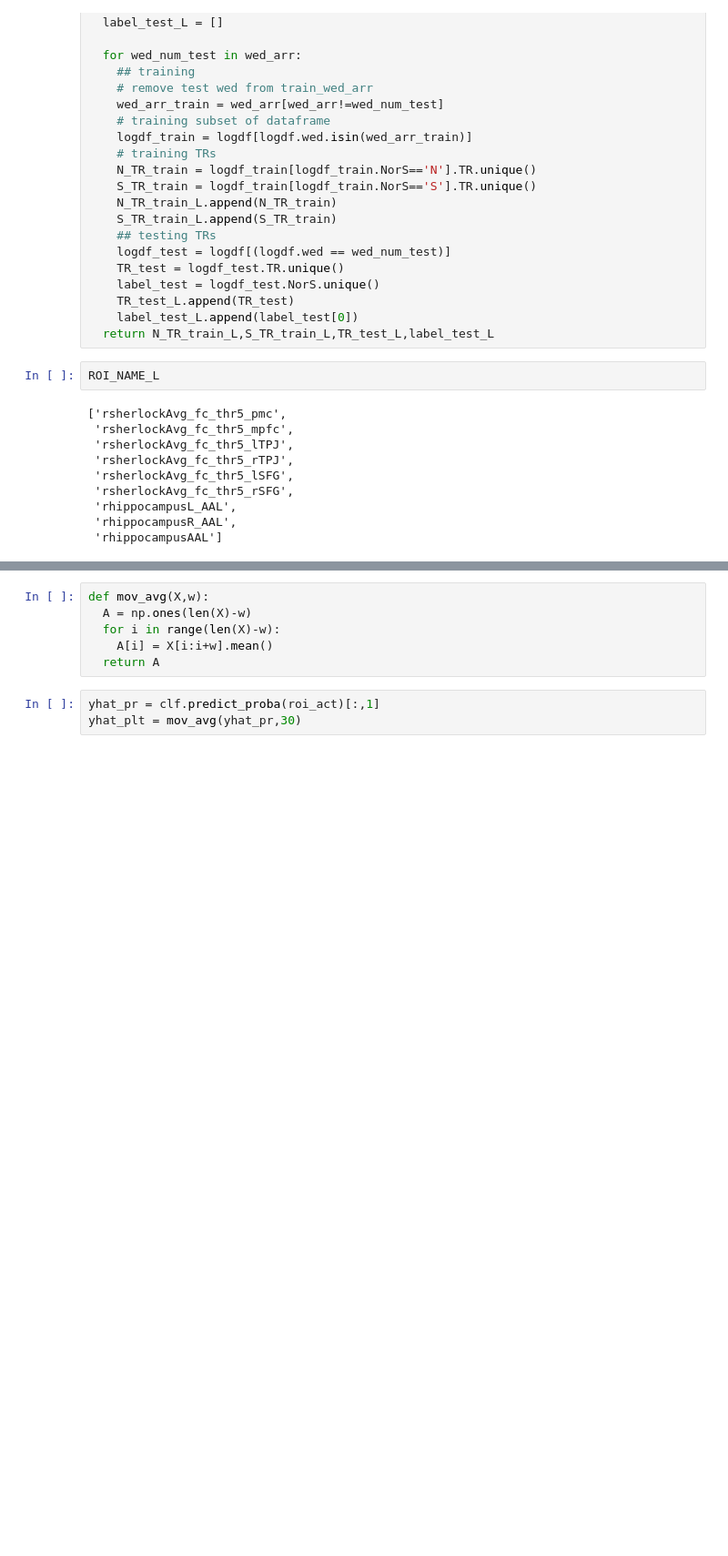
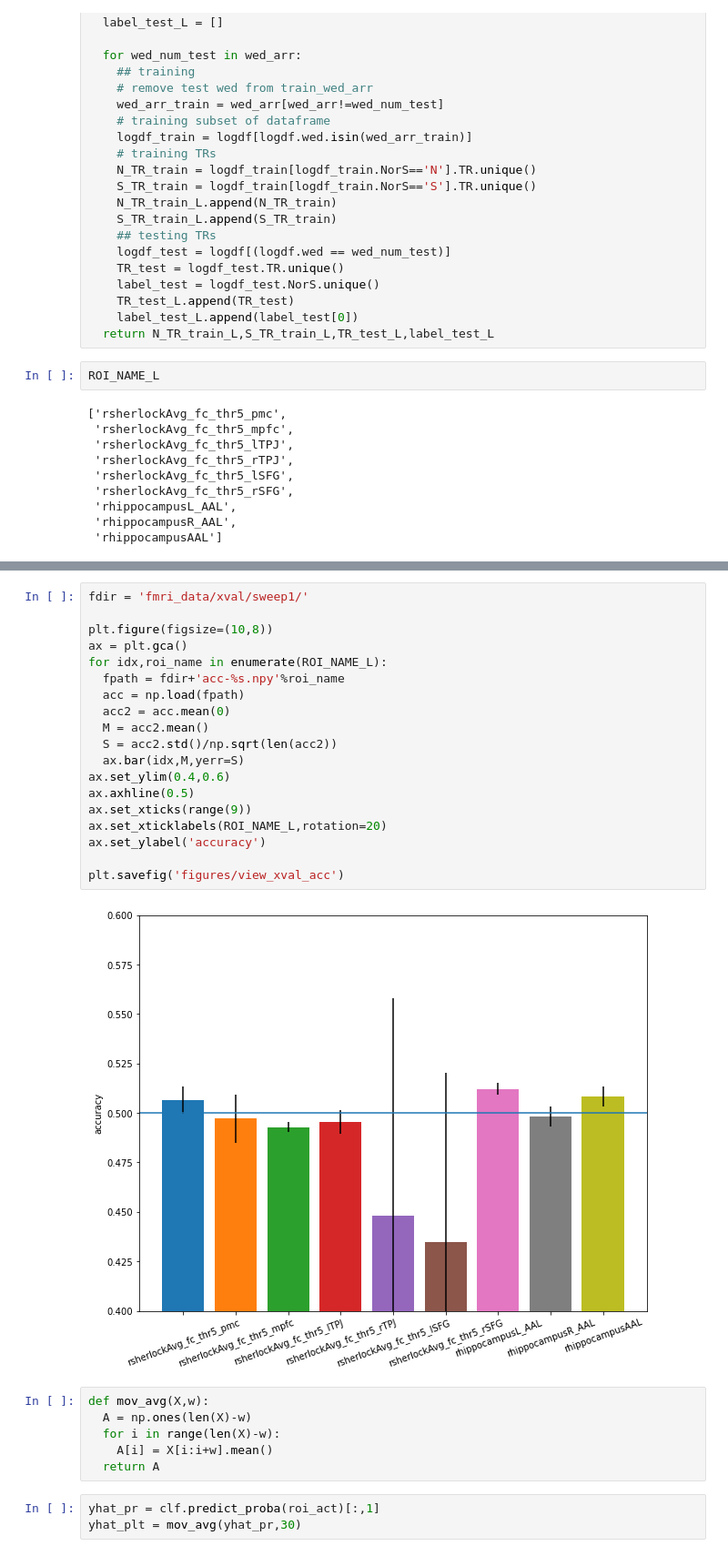
Before and after one commit to andrebeu/cswfmri, a Jupyter notebook: brain_SRM_and_classify.ipynb, the cells around one changed output, grey strips where cells are left out. Shown: that part at 91% size. Saved outputs shown, nothing was run; the diff lists cells and outputs as text; blank space fills up the shorter version.

Commit message:
just ran first xval with all TRs. will run an xval with only the middle wedding (states 2-3-4) TRs

```diff
--- a/brain_SRM_and_classify.ipynb
+++ b/brain_SRM_and_classify.ipynb
@@ -243,3 +242,24 @@ np.save(fpath,np.array(accL))
+# %%
+fdir = 'fmri_data/xval/sweep1/'
+
+plt.figure(figsize=(10,8))
+ax = plt.gca()
+for idx,roi_name in enumerate(ROI_NAME_L):
+  fpath = fdir+'acc-%s.npy'%roi_name
+  acc = np.load(fpath)
+  acc2 = acc.mean(0)
+  M = acc2.mean()
+  S = acc2.std()/np.sqrt(len(acc2))
+  ax.bar(idx,M,yerr=S)
+ax.set_ylim(0.4,0.6)
+ax.axhline(0.5)
+ax.set_xticks(range(9))
+ax.set_xticklabels(ROI_NAME_L,rotation=20)
+ax.set_ylabel('accuracy')
+
+plt.savefig('figures/view_xval_acc')
+# %% [output]
+[figure, added]
 # %%
 def mov_avg(X,w):
   A = np.ones(len(X)-w)
```
Also changed, not shown: parts of 1 cell of this notebook, 2 other files.
